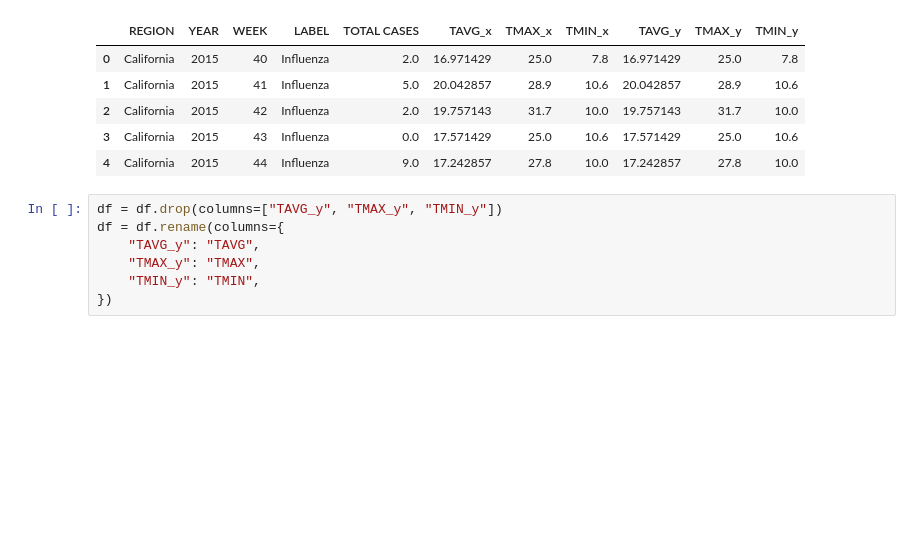
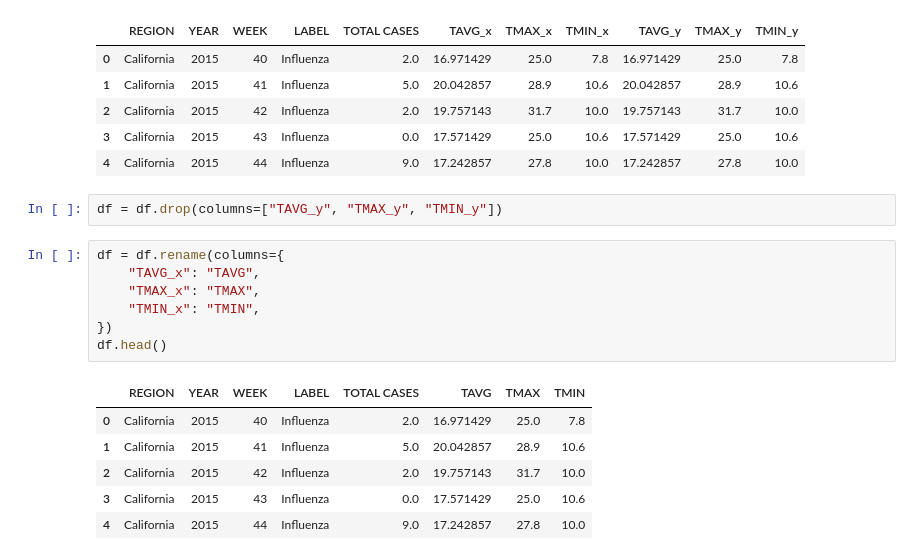
Before and after one commit to dave22r/RegionalOutbreakPredictor, a Jupyter notebook: ml/notebooks/merged.ipynb, the cells around one changed output. Cells and saved outputs as stored; diff of their text form; blank space fills up the shorter version.

```diff
--- a/ml/notebooks/merged.ipynb
+++ b/ml/notebooks/merged.ipynb
@@ -106,8 +107,17 @@ df.head()
 | 4 | California | 2015 | 44 | Influenza | 9.0 | 17.242857 | 27.8 | 10.0 | 17.242857 | 27.8 | 10.0 |
 # %%
 df = df.drop(columns=["TAVG_y", "TMAX_y", "TMIN_y"])
-df = df.rename(columns={
-    "TAVG_y": "TAVG",
-    "TMAX_y": "TMAX",
-    "TMIN_y": "TMIN",
-})
+# %%
+df = df.rename(columns={
+    "TAVG_x": "TAVG",
+    "TMAX_x": "TMAX",
+    "TMIN_x": "TMIN",
+})
+df.head()
+# %% [output]
+|  | REGION | YEAR | WEEK | LABEL | TOTAL CASES | TAVG | TMAX | TMIN |
+| 0 | California | 2015 | 40 | Influenza | 2.0 | 16.971429 | 25.0 | 7.8 |
+| 1 | California | 2015 | 41 | Influenza | 5.0 | 20.042857 | 28.9 | 10.6 |
+| 2 | California | 2015 | 42 | Influenza | 2.0 | 19.757143 | 31.7 | 10.0 |
+| 3 | California | 2015 | 43 | Influenza | 0.0 | 17.571429 | 25.0 | 10.6 |
+| 4 | California | 2015 | 44 | Influenza | 9.0 | 17.242857 | 27.8 | 10.0 |
```
Also changed, not shown: parts of 5 cells of this notebook.
